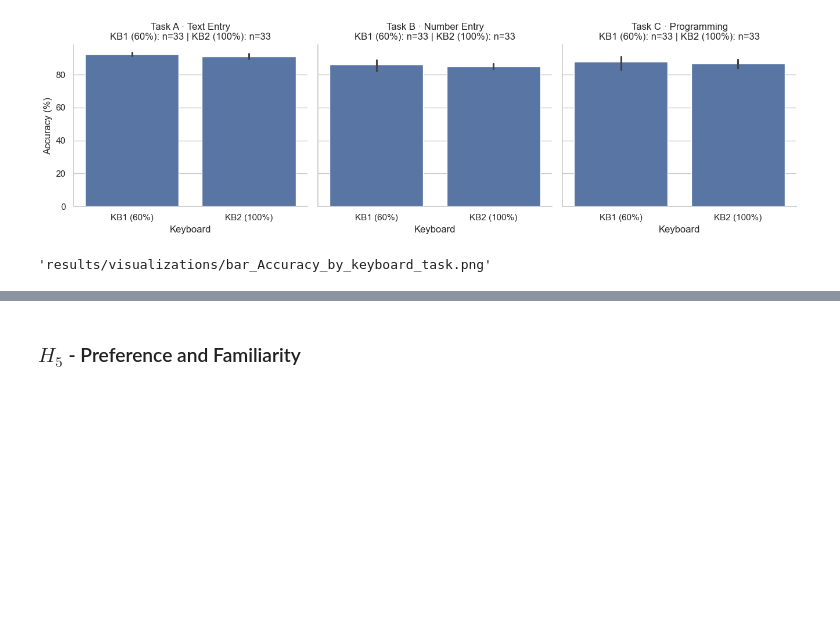
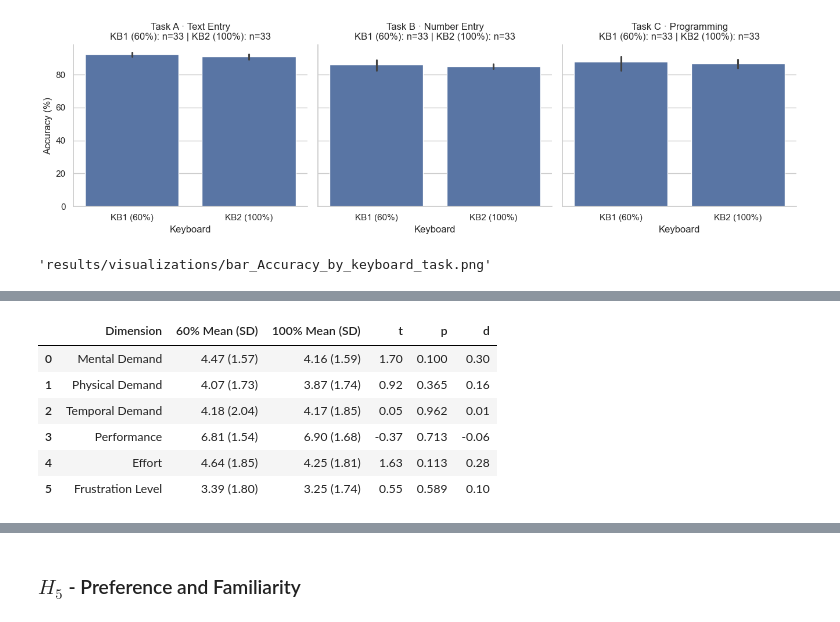
Before and after one commit to chris-asturiano/typing-test, a Jupyter notebook: data_analysis/data_analysis.ipynb, the cells around one changed output, grey strips where cells are left out. Drawn from its saved outputs; the diff is of its cells as text; code cells hidden in the pictures; blank space fills up the shorter version.

```diff
--- a/data_analysis/data_analysis.ipynb
+++ b/data_analysis/data_analysis.ipynb
@@ -1917,0 +1907,94 @@ aaaaaaaaa divider
+# %%
+# Paired-samples t-tests for NASA-TLX subscales: 60% vs 100% keyboard
+
+# Ensure NASA TLX data is loaded
+if 'nasa_tlx_df' not in globals():
+    nasa_tlx_df = pd.read_csv('nasa_tlx.csv')
+
+# Define workload subscales (column names are confirmed earlier in the notebook)
+workload_cols = [
+    'Mental Demand',
+    'Physical Demand',
+    'Temporal Demand',
+    'Performance',
+    'Effort',
+    'Frustration Level',
+]
+
+# 1. Aggregate across tasks: mean TLX score per participant × keyboard
+nasa_agg = (
+    nasa_tlx_df
+    .groupby(['Participant Number', 'Keyboard Type'])[workload_cols]
+    .mean()
+    .reset_index()
+)
+
+# 2. Create paired data for KB1 (60%) vs KB2 (100%), aligned by participant
+kb1 = nasa_agg[nasa_agg['Keyboard Type'] == 1].set_index('Participant Number')
+kb2 = nasa_agg[nasa_agg['Keyboard Type'] == 2].set_index('Participant Number')
+
+paired = kb1.join(kb2, how='inner', lsuffix='_KB1', rsuffix='_KB2').sort_index()
+
+if paired.empty:
+    raise ValueError("No overlapping participants with both Keyboard Type 1 and 2.")
+
+results = []
+
+for dim in workload_cols:
+    col_60 = f"{dim}_KB1"
+    col_100 = f"{dim}_KB2"
+
+    if col_60 not in paired.columns or col_100 not in paired.columns:
+        continue
+
+    scores_60 = paired[col_60].astype(float).to_numpy()
+    scores_100 = paired[col_100].astype(float).to_numpy()
+
+    # Paired-samples t-test (60% vs 100%)
+    t_stat, p_val = ttest_rel(scores_60, scores_100)
+
+    # Cohen's d for paired samples: mean(diff) / sd(diff)
+    diff = scores_60 - scores_100
+    mean_diff = diff.mean()
+    std_diff = diff.std(ddof=1)
+    d = mean_diff / std_diff if std_diff != 0 else np.nan
+
+    # Descriptives
+    mean_60 = scores_60.mean()
+    sd_60 = scores_60.std(ddof=1)
+    mean_100 = scores_100.mean()
+    sd_100 = scores_100.std(ddof=1)
+
+    # Formatting
+    mean_sd_60 = f"{mean_60:.2f} ({sd_60:.2f})"
+    mean_sd_100 = f"{mean_100:.2f} ({sd_100:.2f})"
+    t_formatted = f"{t_stat:.2f}"
+    if p_val < 0.001:
+        p_formatted = "< .001"
+    else:
+        p_formatted = f"{p_val:.3f}"
+    d_formatted = f"{d:.2f}" if np.isfinite(d) else "NA"
+
+    results.append({
+        'Dimension': dim,
+        '60% Mean (SD)': mean_sd_60,
+        '100% Mean (SD)': mean_sd_100,
+        't': t_formatted,
+        'p': p_formatted,
+        'd': d_formatted,
+    })
+
+kb_nasa_tlx_ttest_df = pd.DataFrame(results,
+    columns=['Dimension', '60% Mean (SD)', '100% Mean (SD)', 't', 'p', 'd']
+)
+
+# Display results in notebook
+kb_nasa_tlx_ttest_df
+# %% [output]
+|  | Dimension | 60% Mean (SD) | 100% Mean (SD) | t | p | d |
+| 0 | Mental Demand | 4.47 (1.57) | 4.16 (1.59) | 1.70 | 0.100 | 0.30 |
+| 1 | Physical Demand | 4.07 (1.73) | 3.87 (1.74) | 0.92 | 0.365 | 0.16 |
+| 2 | Temporal Demand | 4.18 (2.04) | 4.17 (1.85) | 0.05 | 0.962 | 0.01 |
+| 3 | Performance | 6.81 (1.54) | 6.90 (1.68) | -0.37 | 0.713 | -0.06 |
+| 4 | Effort | 4.64 (1.85) | 4.25 (1.81) | 1.63 | 0.113 | 0.28 |
+| 5 | Frustration Level | 3.39 (1.80) | 3.25 (1.74) | 0.55 | 0.589 | 0.10 |
```
Also changed, not shown: parts of 9 cells of this notebook, 9 other files.
